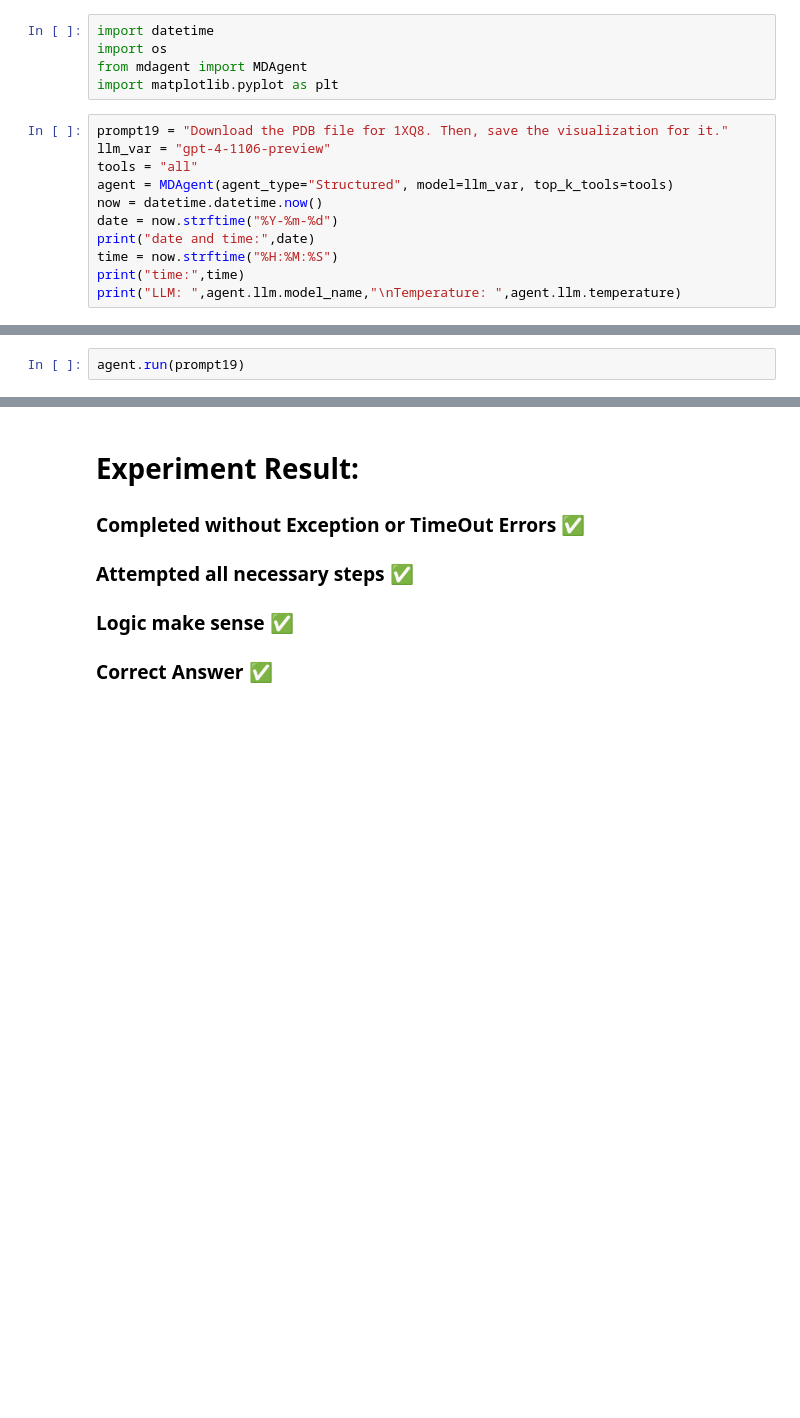
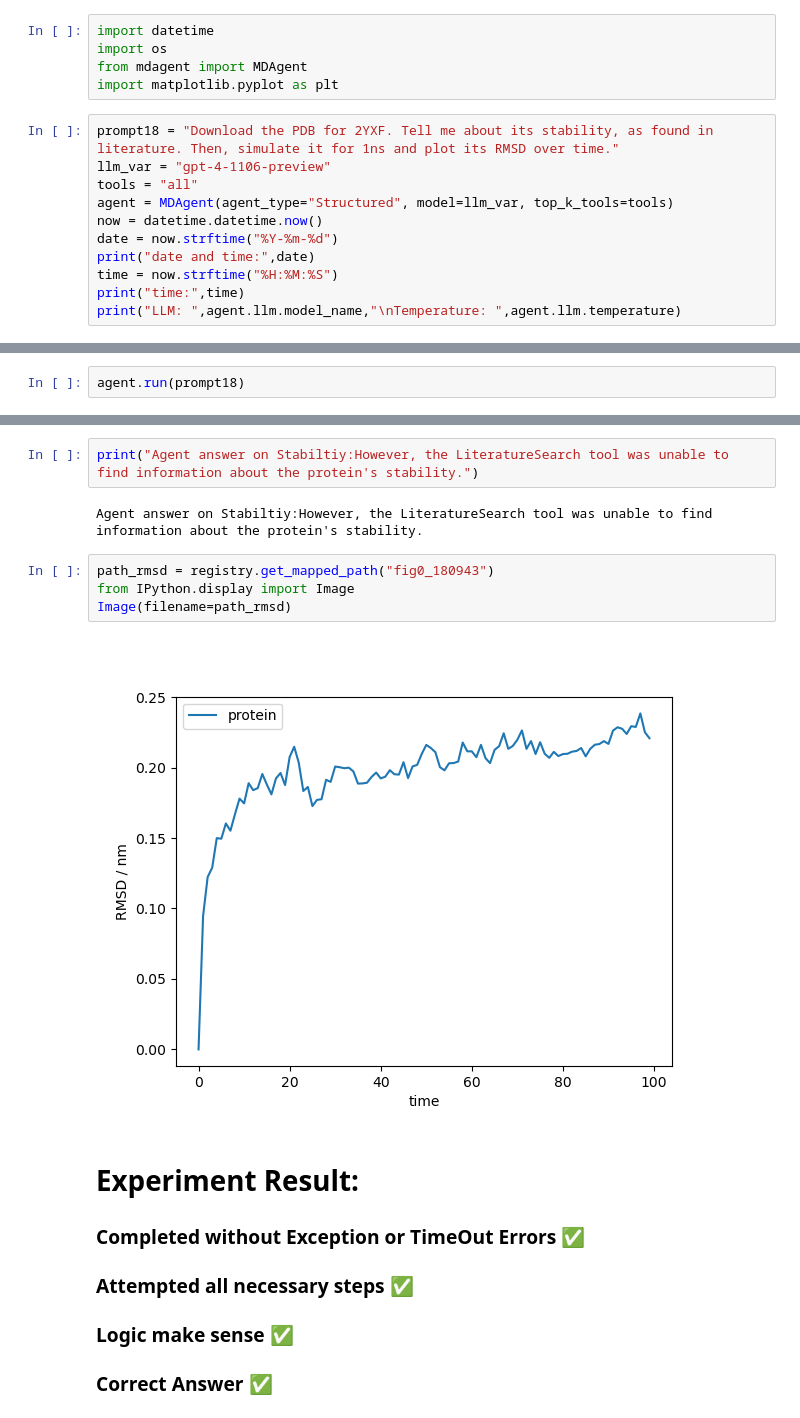
Before and after one commit to ur-whitelab/md-agent, a Jupyter notebook: notebooks/experiments/experiment_k1/gpt-4-1106-preview/exp_18.ipynb, the cells around one changed output, grey strips where cells are left out. Drawn from its saved outputs; the diff is of its cells as text; blank space fills up the shorter version.

```diff
--- a/notebooks/experiments/experiment_k1/gpt-4-1106-preview/exp_18.ipynb
+++ b/notebooks/experiments/experiment_k1/gpt-4-1106-preview/exp_18.ipynb
@@ -4,7 +4,7 @@ import os
 from mdagent import MDAgent
 import matplotlib.pyplot as plt
 # %%
-prompt19 = "Download the PDB file for 1XQ8. Then, save the visualization for it."
+prompt18 = "Download the PDB for 2YXF. Tell me about its stability, as found in literature. Then, simulate it for 1ns and plot its RMSD over time."
 llm_var = "gpt-4-1106-preview"
 tools = "all"
 agent = MDAgent(agent_type="Structured", model=llm_var, top_k_tools=tools)
@@ -20,5 +20,5 @@ time: 16:51:09
 LLM:  gpt-4-1106-preview
 Temperature:  0.1
 # %%
-agent.run(prompt19)
+agent.run(prompt18)
 # %% [output]
@@ -77,3 +175,13 @@ Files found in registry: 1XQ8_165117: PDB file downloaded from RSCB
+# %%
+print("Agent answer on Stabiltiy:However, the LiteratureSearch tool was unable to find information about the protein's stability.")
+# %% [output]
+Agent answer on Stabiltiy:However, the LiteratureSearch tool was unable to find information about the protein's stability.
+# %%
+path_rmsd = registry.get_mapped_path("fig0_180943")
+from IPython.display import Image
+Image(filename=path_rmsd)
+# %% [output]
+[figure, added]
 # %% [markdown]
 # Experiment Result:
 ### Completed without Exception or TimeOut Errors ✅
```
Also changed, not shown: parts of 3 cells of this notebook, 9 other files.
